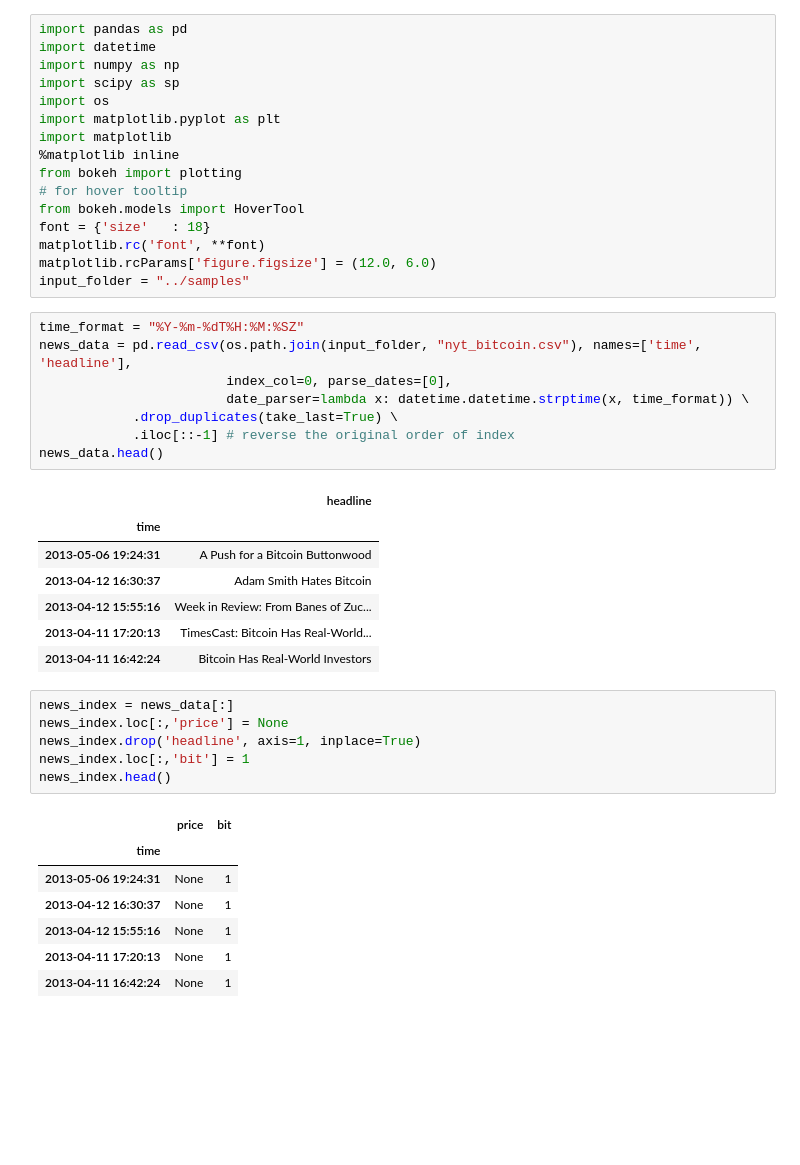
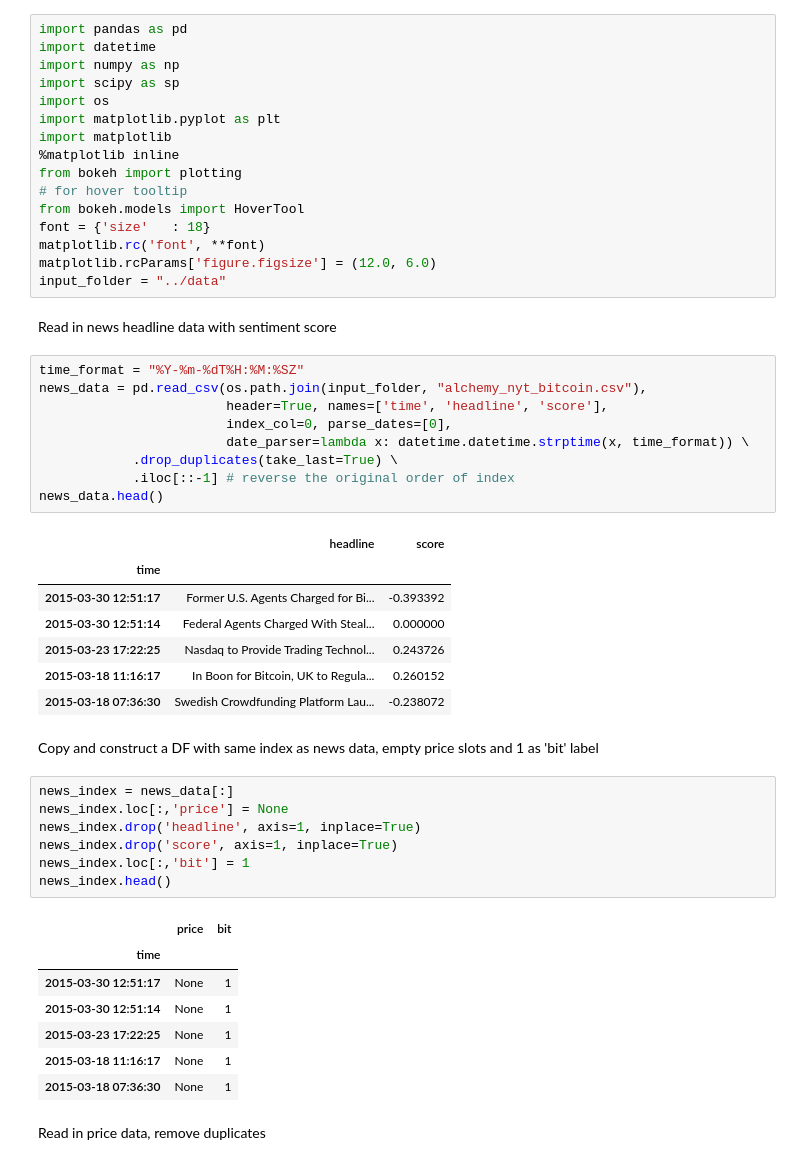
Before and after one commit to yyl/btc-price-analysis, a Jupyter notebook: notes/news_price.ipynb, the cells around one changed output. Drawn from its saved outputs; the diff is of its cells as text; blank space fills up the shorter version.

```diff
--- a/notes/news_price.ipynb
+++ b/notes/news_price.ipynb
@@ -13,36 +13,44 @@ from bokeh.models import HoverTool
 font = {'size'   : 18}
 matplotlib.rc('font', **font)
 matplotlib.rcParams['figure.figsize'] = (12.0, 6.0)
-input_folder = "../samples"
+input_folder = "../data"
+# %% [markdown]
+Read in news headline data with sentiment score
 # %%
 time_format = "%Y-%m-%dT%H:%M:%SZ"
-news_data = pd.read_csv(os.path.join(input_folder, "nyt_bitcoin.csv"), names=['time', 'headline'],
+news_data = pd.read_csv(os.path.join(input_folder, "alchemy_nyt_bitcoin.csv"),
+                        header=True, names=['time', 'headline', 'score'],
                         index_col=0, parse_dates=[0],
                         date_parser=lambda x: datetime.datetime.strptime(x, time_format)) \
             .drop_duplicates(take_last=True) \
             .iloc[::-1] # reverse the original order of index
 news_data.head()
 # %% [output]
-|  | headline |
-| time |  |
-| 2013-05-06 19:24:31 | A Push for a Bitcoin Buttonwood |
-| 2013-04-12 16:30:37 | Adam Smith Hates Bitcoin |
-| 2013-04-12 15:55:16 | Week in Review: From Banes of Zuc... |
-| 2013-04-11 17:20:13 | TimesCast: Bitcoin Has Real-World... |
-| 2013-04-11 16:42:24 | Bitcoin Has Real-World Investors |
+|  | headline | score |
+| time |  |  |
+| 2015-03-30 12:51:17 | Former U.S. Agents Charged for Bi... | -0.393392 |
+| 2015-03-30 12:51:14 | Federal Agents Charged With Steal... | 0.000000 |
+| 2015-03-23 17:22:25 | Nasdaq to Provide Trading Technol... | 0.243726 |
+| 2015-03-18 11:16:17 | In Boon for Bitcoin, UK to Regula... | 0.260152 |
+| 2015-03-18 07:36:30 | Swedish Crowdfunding Platform Lau... | -0.238072 |
+# %% [markdown]
+Copy and construct a DF with same index as news data, empty price slots and 1 as 'bit' label
 # %%
 news_index = news_data[:]
 news_index.loc[:,'price'] = None
 news_index.drop('headline', axis=1, inplace=True)
+news_index.drop('score', axis=1, inplace=True)
 news_index.loc[:,'bit'] = 1
 news_index.head()
 # %% [output]
 |  | price | bit |
 | time |  |  |
-| 2013-05-06 19:24:31 | None | 1 |
-| 2013-04-12 16:30:37 | None | 1 |
-| 2013-04-12 15:55:16 | None | 1 |
-| 2013-04-11 17:20:13 | None | 1 |
-| 2013-04-11 16:42:24 | None | 1 |
+| 2015-03-30 12:51:17 | None | 1 |
+| 2015-03-30 12:51:14 | None | 1 |
+| 2015-03-23 17:22:25 | None | 1 |
+| 2015-03-18 11:16:17 | None | 1 |
+| 2015-03-18 07:36:30 | None | 1 |
+# %% [markdown]
+Read in price data, remove duplicates
 # %%
 time_format = "%Y-%m-%dT%H:%M:%S"
```
Also changed, not shown: parts of 9 cells of this notebook, 1 other file.
